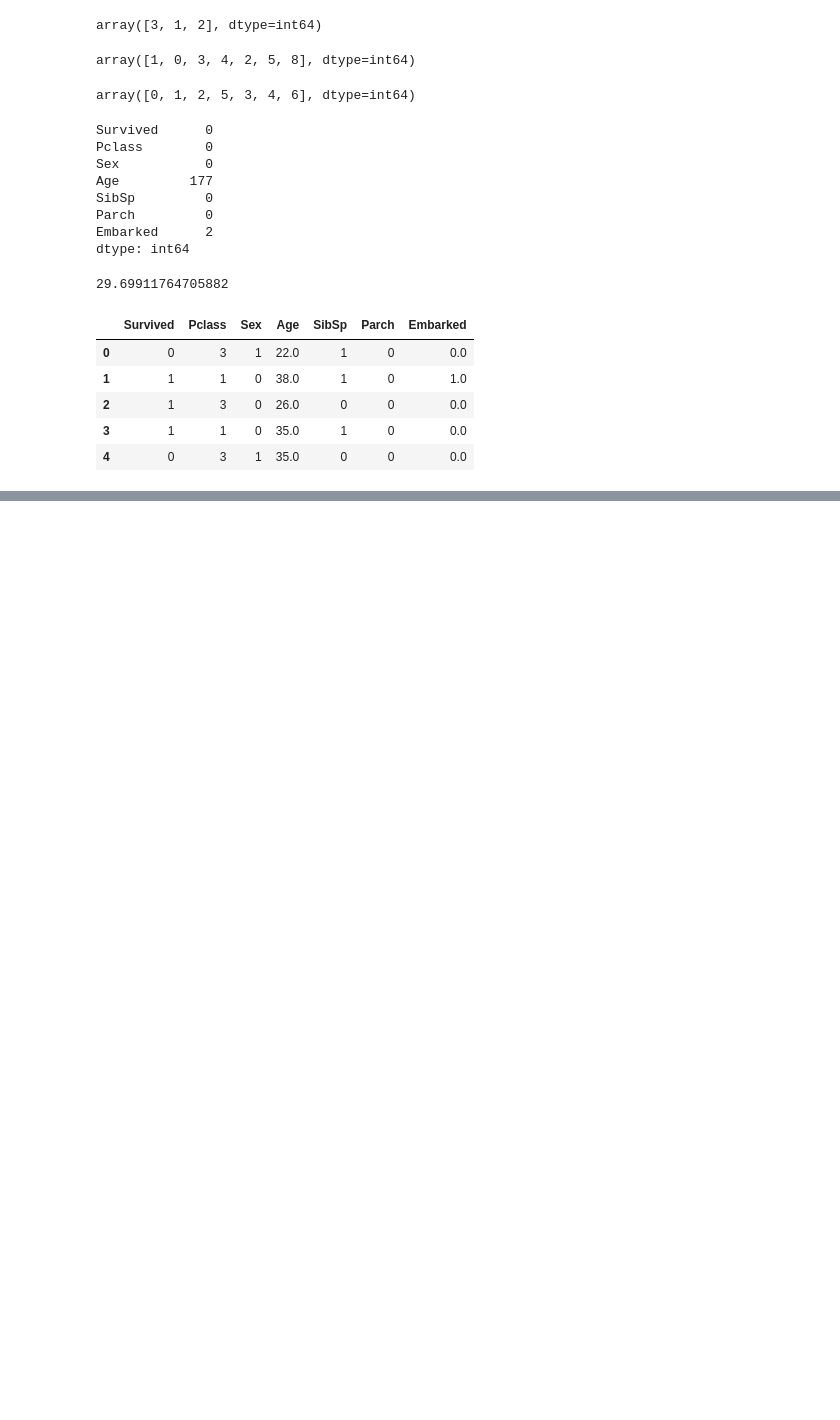
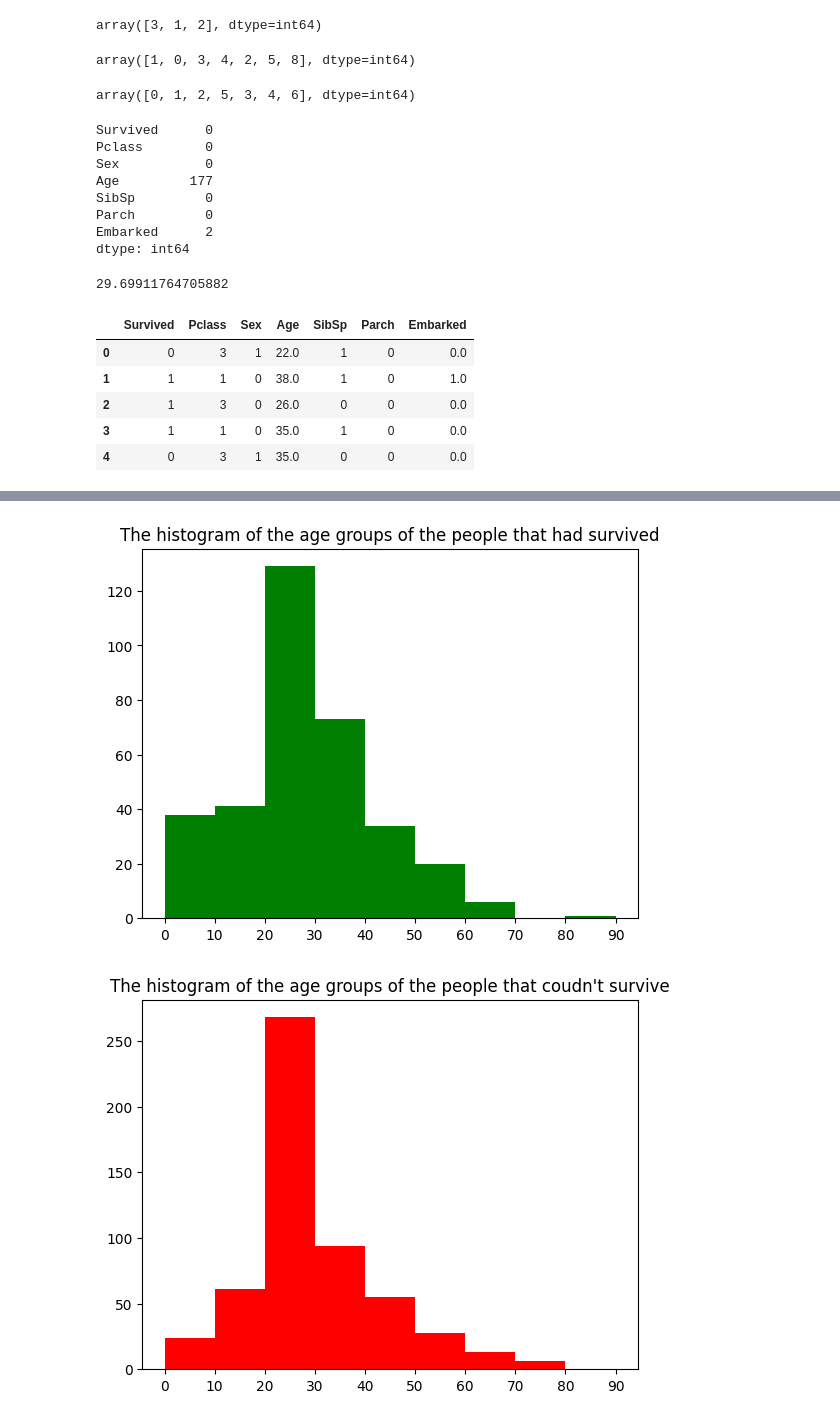
Before and after one commit to koshishshresthaa/Titanic-Survival-Prediction, a Jupyter notebook: titanicModel.ipynb, the cells around one changed output, grey strips where cells are left out. Cells and saved outputs as stored; diff of their text form; code cells hidden in the pictures; blank space fills up the shorter version.

```diff
--- a/titanicModel.ipynb
+++ b/titanicModel.ipynb
@@ -137,0 +190,18 @@ dtype: int64
+# %%
+plt.figure(1)
+age  = df3.loc[df3.Survived == 1, 'Age']
+plt.title('The histogram of the age groups of the people that had survived')
+plt.hist(age, np.arange(0,100,10),color='green')
+plt.xticks(np.arange(0,100,10))
+
+
+plt.figure(2)
+age  = df3.loc[df3.Survived == 0, 'Age']
+plt.title('The histogram of the age groups of the people that coudn\'t survive')
+plt.hist(age, np.arange(0,100,10),color='red')
+plt.xticks(np.arange(0,100,10))
+
+plt.show()
+# %% [output]
+[figure, added]
+[figure, added]
```
Also changed, not shown: parts of 7 cells of this notebook.
